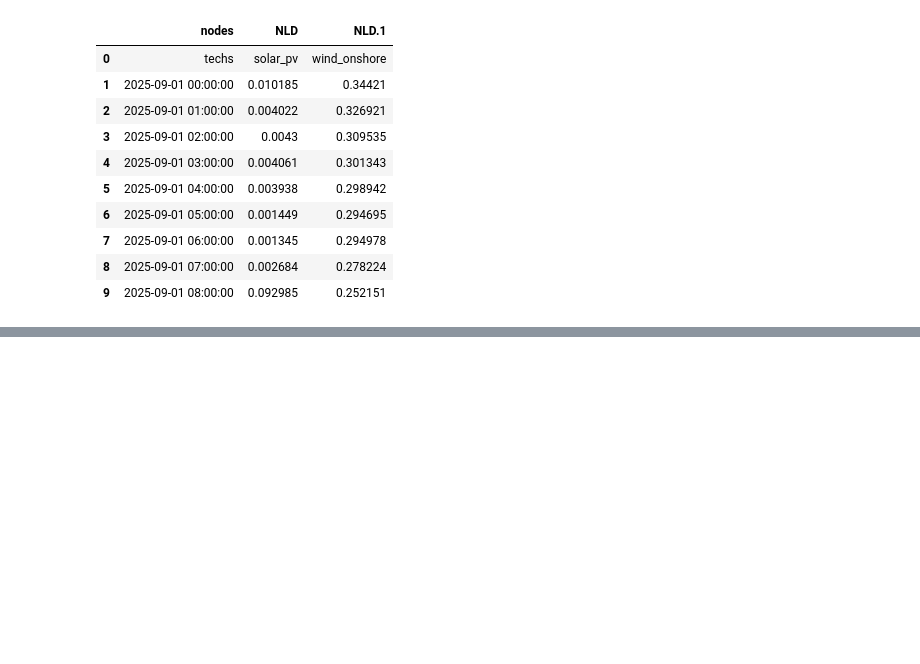
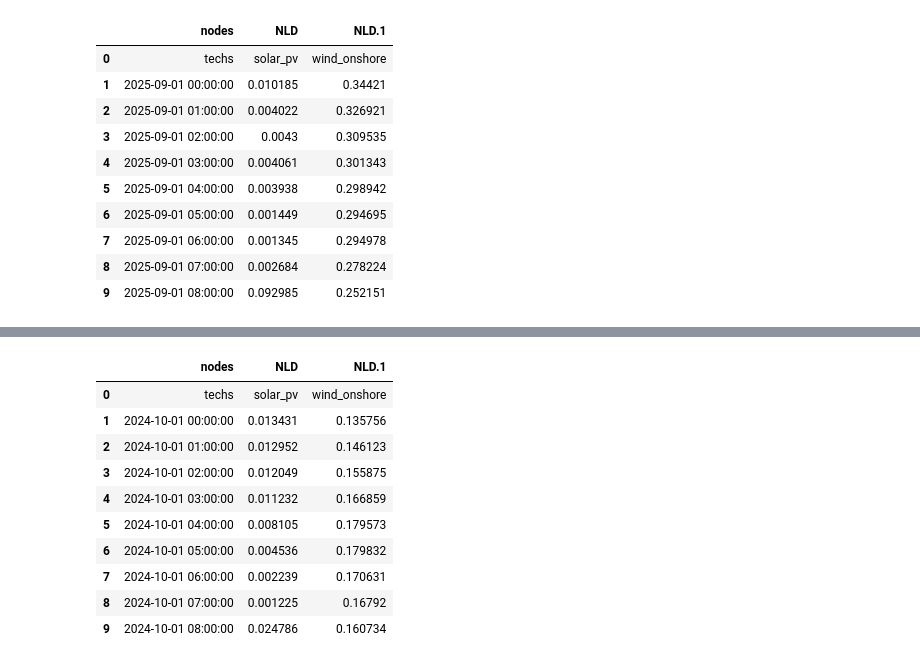
Before and after one commit to Yao10161016/electricity-market-dispatch-model-spain, a Jupyter notebook: calliope_model/model/input_data_tables/data_clean.ipynb, the cells around one changed output, grey strips where cells are left out. Saved outputs shown, nothing was run; the diff lists cells and outputs as text; code cells hidden in the pictures; blank space fills up the shorter version.

```diff
--- a/calliope_model/model/input_data_tables/data_clean.ipynb
+++ b/calliope_model/model/input_data_tables/data_clean.ipynb
@@ -152,0 +274,9 @@ renewables_final.head(10)
+# %%
+# create final dataframe with datetime, CF_solar, CF_wind
+renewables_df_year = pd.DataFrame({
+    "datetime": solar_year["datetime"],
+    "CF_solar": solar_year["CF_solar"],
+    "CF_wind": wind_year["CF_wind"]
+})
+
+renewables_df_year.head()
@@ -152,0 +290,5 @@ renewables_final.head(10)
+# %%
+# Parse datetimes; handle timezone-aware strings by parsing with utc=True
+renewables_df_year["datetime"] = pd.to_datetime(renewables_df_year["datetime"], errors="coerce", utc=True)
+renewables_df_year["datetime"] = renewables_df_year["datetime"].dt.tz_convert("Europe/Madrid").dt.tz_localize(None)
+renewables_df_year.head()
@@ -152,0 +302,3 @@ renewables_final.head(10)
+# %%
+renewables_df_year = renewables_df_year[["datetime", "CF_solar", "CF_wind"]].rename(columns={"CF_solar": "NLD", "CF_wind": "NLD.1"})
+renewables_df_year.head()
@@ -152,0 +312,31 @@ renewables_final.head(10)
+# %%
+# Format to match demand.csv
+# First header rows as in demand.csv
+header = pd.DataFrame({"nodes": ["techs"], "NLD": ["solar_pv"], "NLD.1": ["wind_onshore"]})
+
+# Prepare final formatted time series
+ts = pd.DataFrame({
+    "nodes": renewables_df_year["datetime"].dt.strftime("%Y-%m-%d %H:%M:%S"),
+    "NLD": renewables_df_year["NLD"],
+    "NLD.1": renewables_df_year["NLD.1"]
+})
+
+# Combine them together
+renewables_final_year = pd.concat([header, ts], ignore_index=True)
+
+# Save to new CSV
+renewables_final_year.to_csv("./renewables_year.csv", index=False)
+
+renewables_final_year.head(10)
+# %% [output]
+|  | nodes | NLD | NLD.1 |
+| 0 | techs | solar_pv | wind_onshore |
+| 1 | 2024-10-01 00:00:00 | 0.013431 | 0.135756 |
+| 2 | 2024-10-01 01:00:00 | 0.012952 | 0.146123 |
+| 3 | 2024-10-01 02:00:00 | 0.012049 | 0.155875 |
+| 4 | 2024-10-01 03:00:00 | 0.011232 | 0.166859 |
+| 5 | 2024-10-01 04:00:00 | 0.008105 | 0.179573 |
+| 6 | 2024-10-01 05:00:00 | 0.004536 | 0.179832 |
+| 7 | 2024-10-01 06:00:00 | 0.002239 | 0.170631 |
+| 8 | 2024-10-01 07:00:00 | 0.001225 | 0.16792 |
+| 9 | 2024-10-01 08:00:00 | 0.024786 | 0.160734 |
```
Also changed, not shown: parts of 15 cells of this notebook, 5 other files.
